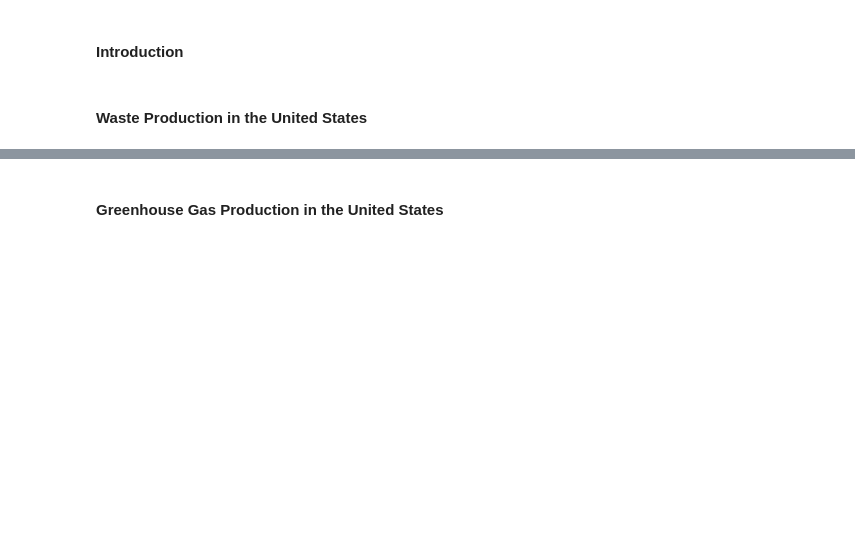
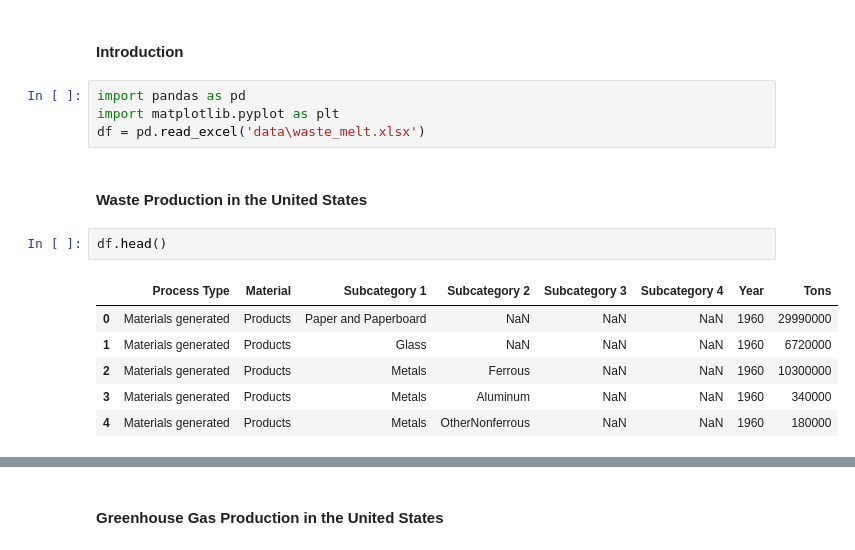
Before and after one commit to wiljnich/lmop-data, a Jupyter notebook: Part 1 - Waste Production and Directly Related Emissions in the United States.ipynb, the cells around one changed output, grey strips where cells are left out. Drawn from its saved outputs; the diff is of its cells as text; blank space fills up the shorter version.

```diff
--- a/Part 1 - Waste Production and Directly Related Emissions in the United States.ipynb
+++ b/Part 1 - Waste Production and Directly Related Emissions in the United States.ipynb
@@ -11,5 +11,18 @@ This document is part one of a three-part series of analyses on waste processing
 Data came from the US EPA via the [Landfill Methane Outreach Program](https://www.epa.gov/lmop/project-and-landfill-data-state), the [GHG Reporting Program](https://www.epa.gov/ghgreporting/ghg-reporting-program-data-sets), the [Materials, Waste, and Recycling Program](https://www.epa.gov/facts-and-figures-about-materials-waste-and-recycling/advancing-sustainable-materials-management) and the [US Census Bureau](https://www.census.gov/data/tables/time-series/demo/popest/2010s-total-cities-and-towns.html#tables). In the event this data is removed by the Agency, archived copies can be found on [GitHub](https://www.github.com/wiljnich/lmop-data) or through the [Environmental Data & Governance Initiative](https://envirodatagov.org/archiving/)
 # %% [markdown]
 #### Introduction
+# %%
+import pandas as pd
+import matplotlib.pyplot as plt
+df = pd.read_excel('data\waste_melt.xlsx')
 # %% [markdown]
 #### Waste Production in the United States
+# %%
+df.head()
+# %% [output]
+|  | Process Type | Material | Subcategory 1 | Subcategory 2 | Subcategory 3 | Subcategory 4 | Year | Tons |
+| 0 | Materials generated | Products | Paper and Paperboard | NaN | NaN | NaN | 1960 | 29990000 |
+| 1 | Materials generated | Products | Glass | NaN | NaN | NaN | 1960 | 6720000 |
+| 2 | Materials generated | Products | Metals | Ferrous | NaN | NaN | 1960 | 10300000 |
+| 3 | Materials generated | Products | Metals | Aluminum | NaN | NaN | 1960 | 340000 |
+| 4 | Materials generated | Products | Metals | OtherNonferrous | NaN | NaN | 1960 | 180000 |
```
Also changed, not shown: parts of 2 cells of this notebook, 6 other files.
